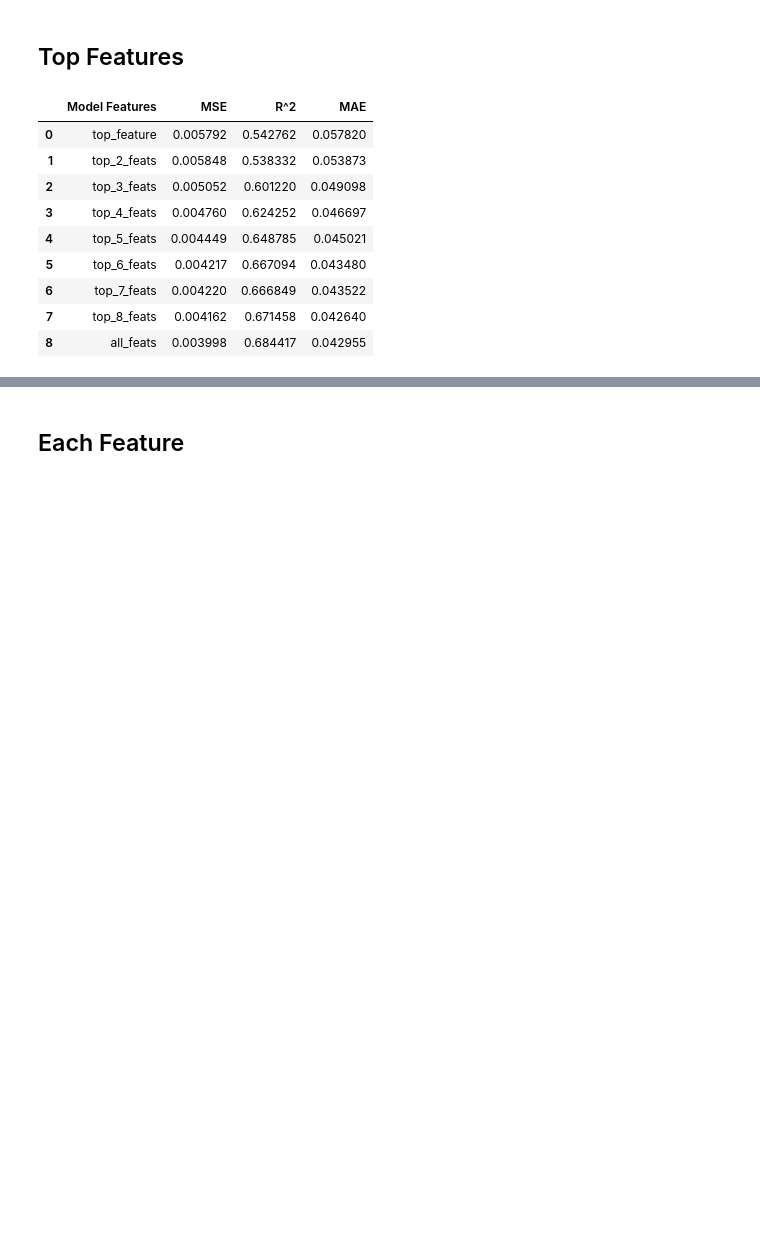
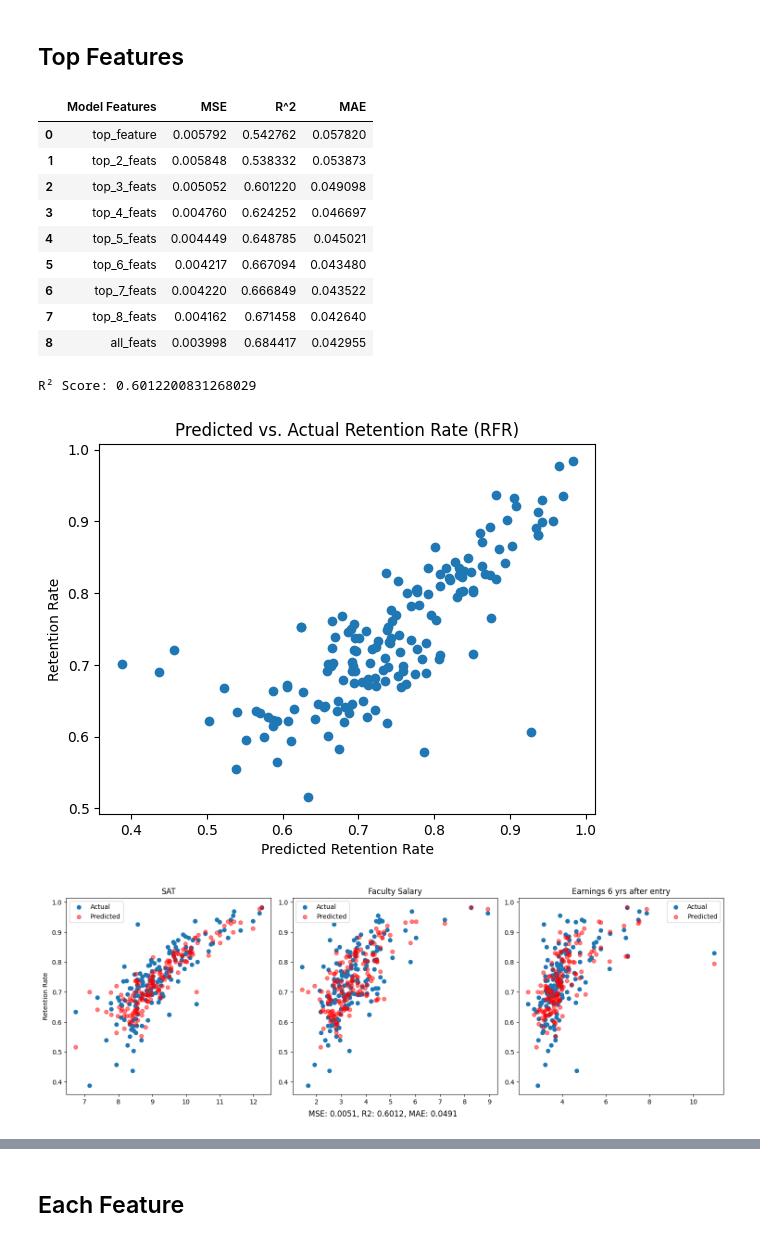
Before and after one commit to sahana-dhar/Understanding-Student-Retention-in-Higher-Education-, a Jupyter notebook: ML_testing.ipynb, the cells around one changed output, grey strips where cells are left out. Cells and saved outputs as stored; diff of their text form; code cells hidden in the pictures; blank space fills up the shorter version.

```diff
--- a/ML_testing.ipynb
+++ b/ML_testing.ipynb
@@ -195,6 +206,12 @@ df_model_stats
 | 6 | top_7_feats | 0.004220 | 0.666849 | 0.043522 |
 | 7 | top_8_feats | 0.004162 | 0.671458 | 0.042640 |
 | 8 | all_feats | 0.003998 | 0.684417 | 0.042955 |
+# %%
+viz_ML(top_3_feats, True, 'RFR')
+# %% [output]
+R² Score: 0.6012200831268029
+[figure, added]
+[figure, added]
 # %%
 plot_model_stats(df_model_stats, 'MSE', 'MSE for RFR Models with Different Top Features')
 # %%
```
Also changed, not shown: parts of 7 cells of this notebook, 1 other file.
